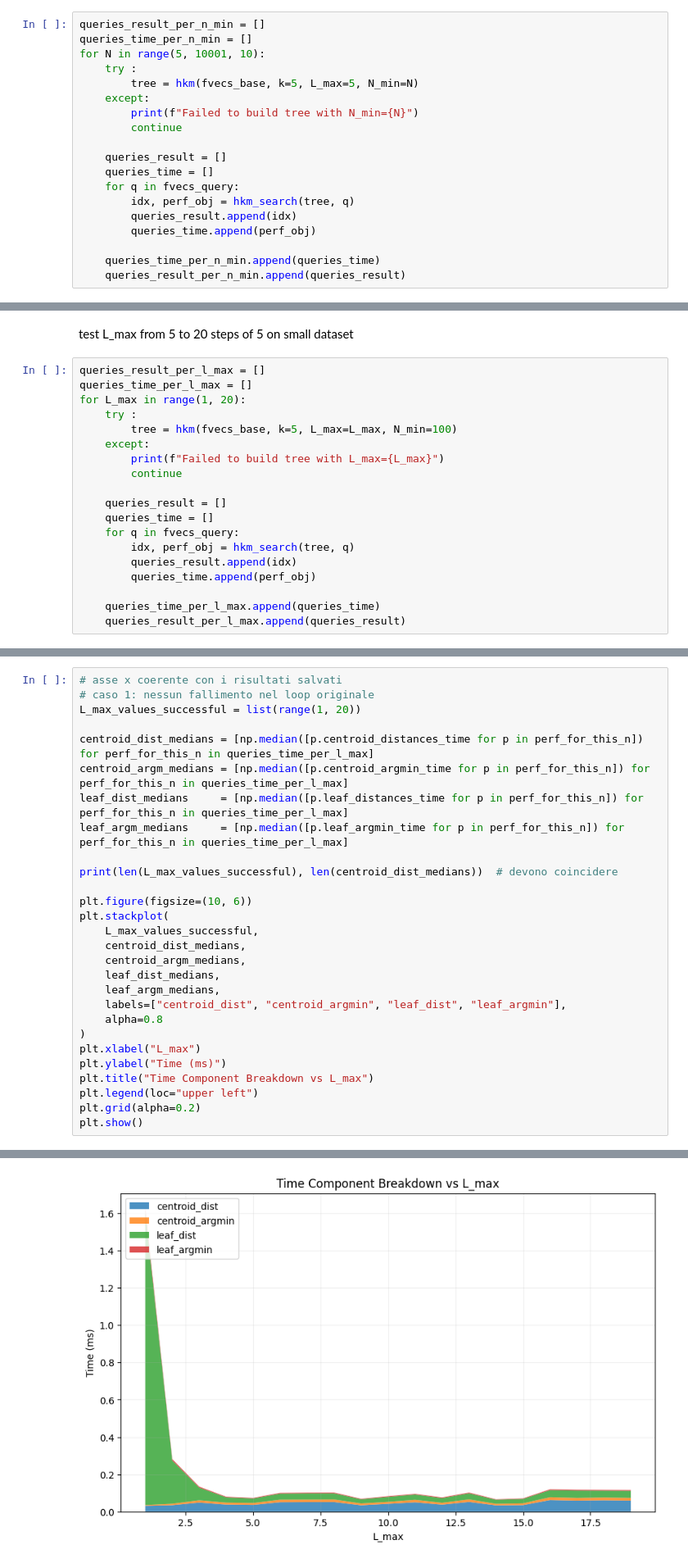
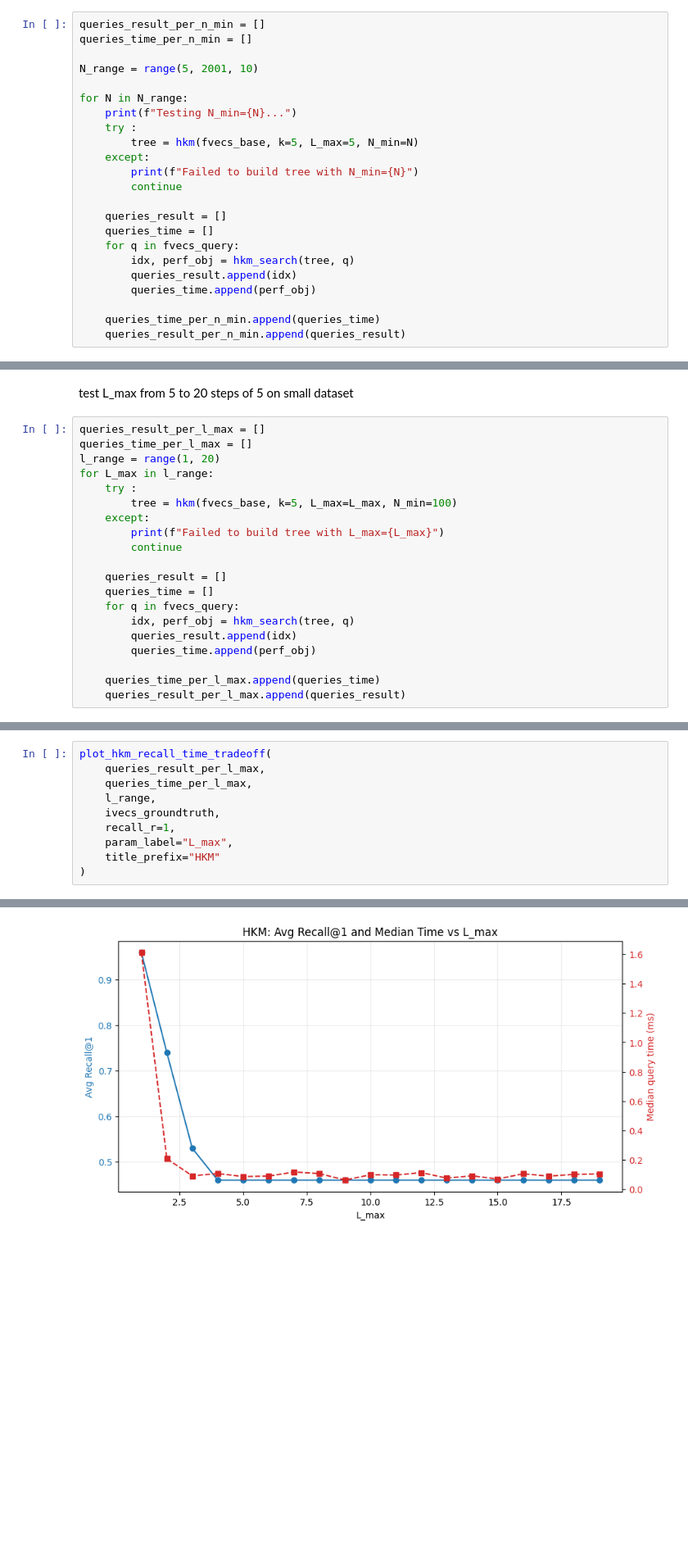
Before and after one commit to SirPhilip3/2nd-assignment-lmd-hkm, a Jupyter notebook: hkm.ipynb, the cells around one changed output, grey strips where cells are left out. Shown at 82% size. Cells and saved outputs as stored; diff of their text form; blank space fills up the shorter version.

```diff
--- a/hkm.ipynb
+++ b/hkm.ipynb
@@ -462,7 +599,11 @@ test N_min from 10 to 100 steps of 5 on small dataset
 # %%
 queries_result_per_n_min = []
 queries_time_per_n_min = []
-for N in range(5, 10001, 10):
+
+N_range = range(5, 2001, 10)
+
+for N in N_range:
+    print(f"Testing N_min={N}...")
     try :
         tree = hkm(fvecs_base, k=5, L_max=5, N_min=N)
     except:
@@ -664,7 +729,8 @@ test L_max from 5 to 20 steps of 5 on small dataset
 # %%
 queries_result_per_l_max = []
 queries_time_per_l_max = []
-for L_max in range(1, 20):
+l_range = range(1, 20)
+for L_max in l_range:
     try :
         tree = hkm(fvecs_base, k=5, L_max=L_max, N_min=100)
     except:
@@ -683,29 +758,11 @@ for L_max in range(1, 20):
 # %%
-# asse x coerente con i risultati salvati
-# caso 1: nessun fallimento nel loop originale
-L_max_values_successful = list(range(1, 20))
-
-centroid_dist_medians = [np.median([p.centroid_distances_time for p in perf_for_this_n]) for perf_for_this_n in queries_time_per_l_max]
-centroid_argm_medians = [np.median([p.centroid_argmin_time for p in perf_for_this_n]) for perf_for_this_n in queries_time_per_l_max]
-leaf_dist_medians     = [np.median([p.leaf_distances_time for p in perf_for_this_n]) for perf_for_this_n in queries_time_per_l_max]
-leaf_argm_medians     = [np.median([p.leaf_argmin_time for p in perf_for_this_n]) for perf_for_this_n in queries_time_per_l_max]
-
-print(len(L_max_values_successful), len(centroid_dist_medians))  # devono coincidere
-
-plt.figure(figsize=(10, 6))
-plt.stackplot(
-    L_max_values_successful,
-    centroid_dist_medians,
-    centroid_argm_medians,
-    leaf_dist_medians,
-    leaf_argm_medians,
-    labels=["centroid_dist", "centroid_argmin", "leaf_dist", "leaf_argmin"],
-    alpha=0.8
+plot_hkm_recall_time_tradeoff(
+    queries_result_per_l_max,
+    queries_time_per_l_max,
+    l_range,
+    ivecs_groundtruth,
+    recall_r=1,
+    param_label="L_max",
+    title_prefix="HKM"
 )
-plt.xlabel("L_max")
-plt.ylabel("Time (ms)")
-plt.title("Time Component Breakdown vs L_max")
-plt.legend(loc="upper left")
-plt.grid(alpha=0.2)
-plt.show()
 # %% [output]
@@ -713 +770 @@ plt.show()
-[figure, old version]
+[figure, new version]
```
Also changed, not shown: parts of 13 cells of this notebook.
